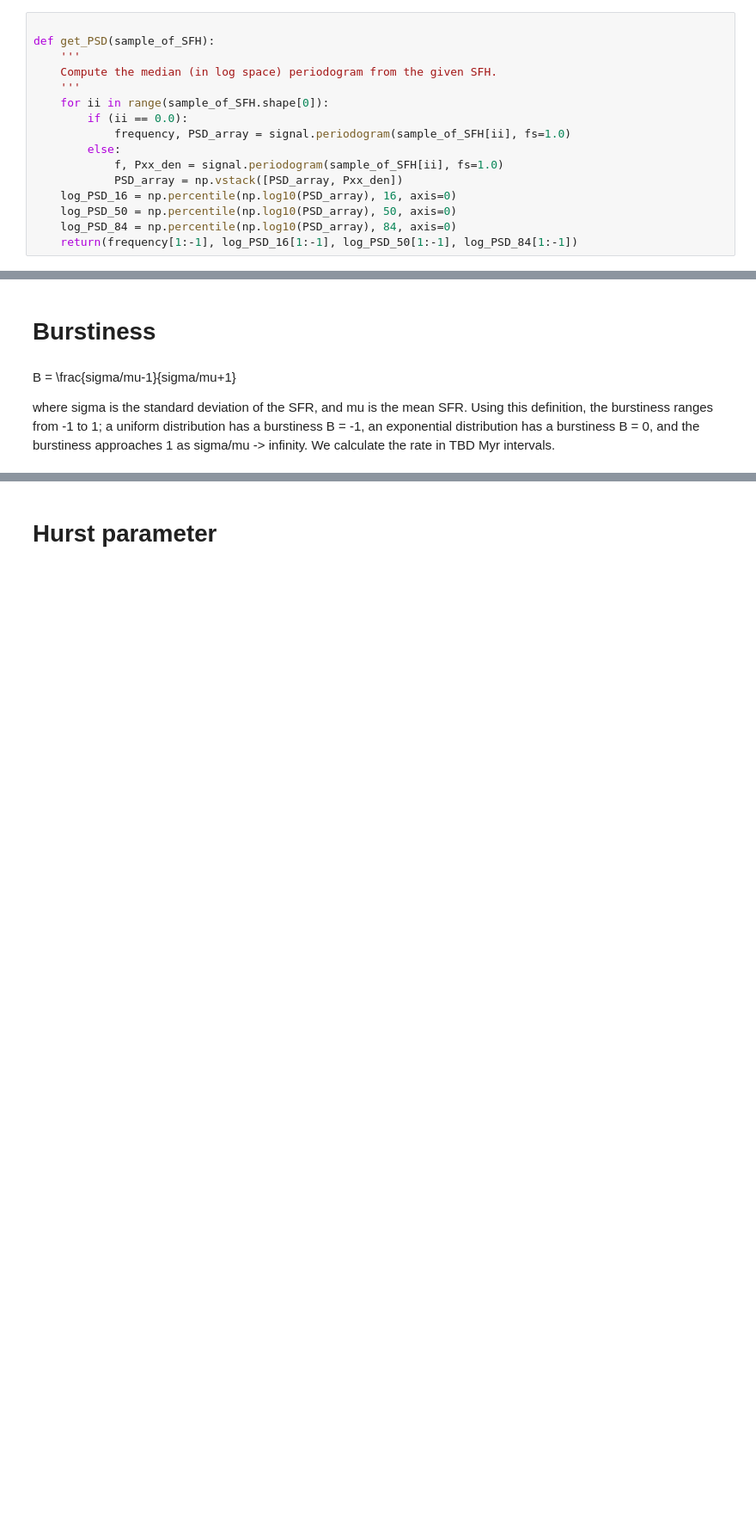
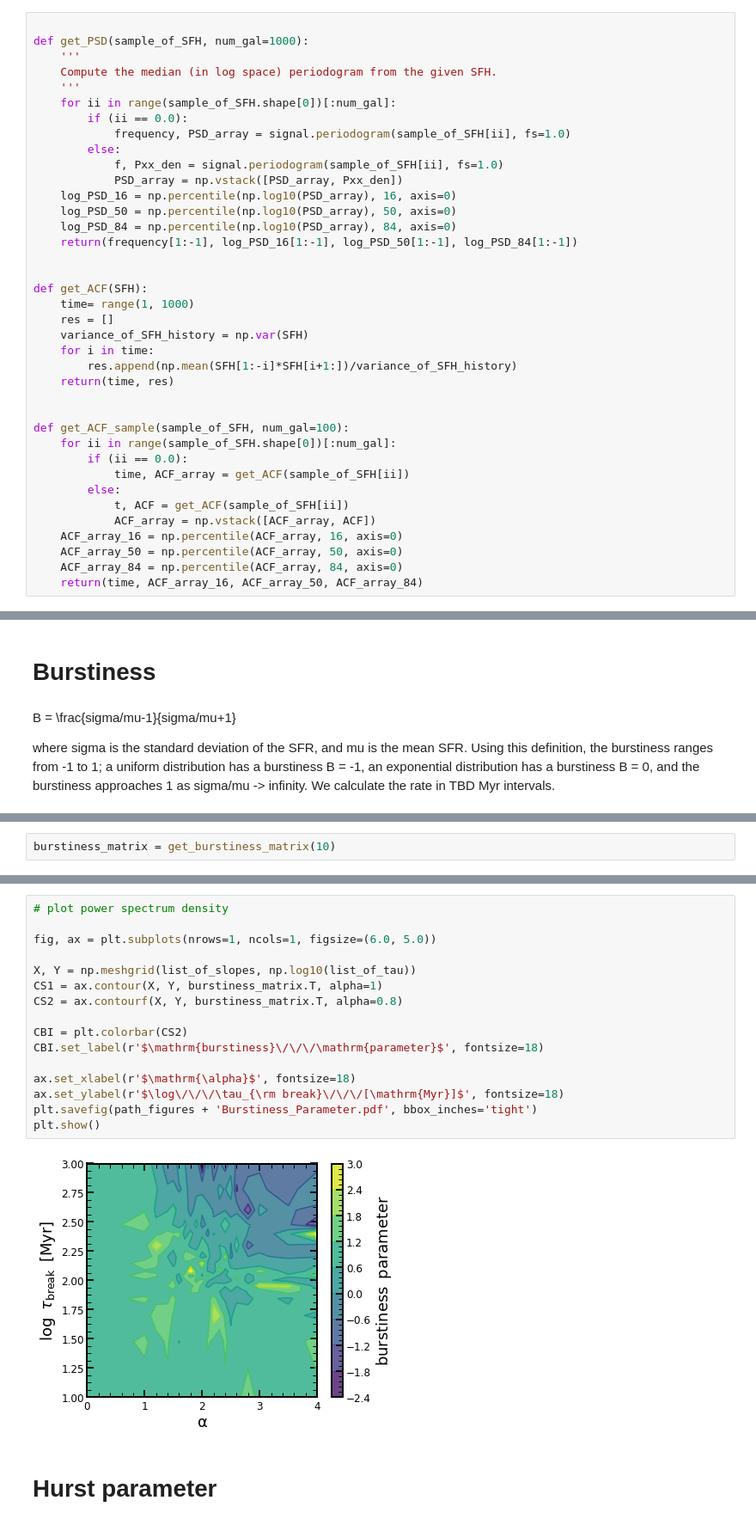
Before and after one commit to stacchella/variability_SFHs, a Jupyter notebook: notebooks/PSD_Analysis.ipynb, the cells around one changed output, grey strips where cells are left out. Shown at 86% size. Cells and saved outputs as stored; diff of their text form; blank space fills up the shorter version.

```diff
--- a/notebooks/PSD_Analysis.ipynb
+++ b/notebooks/PSD_Analysis.ipynb
@@ -128,11 +130,11 @@ std (all):  1.0
 # Plot Example SFHs, Power Spectrum and Auto-Correlation Function
 # %%
 
-def get_PSD(sample_of_SFH):
+def get_PSD(sample_of_SFH, num_gal=1000):
     '''
     Compute the median (in log space) periodogram from the given SFH.
     '''
-    for ii in range(sample_of_SFH.shape[0]):
+    for ii in range(sample_of_SFH.shape[0])[:num_gal]:
         if (ii == 0.0):
             frequency, PSD_array = signal.periodogram(sample_of_SFH[ii], fs=1.0)
         else:
@@ -142,6 +144,28 @@ def get_PSD(sample_of_SFH):
     log_PSD_50 = np.percentile(np.log10(PSD_array), 50, axis=0)
     log_PSD_84 = np.percentile(np.log10(PSD_array), 84, axis=0)
     return(frequency[1:-1], log_PSD_16[1:-1], log_PSD_50[1:-1], log_PSD_84[1:-1])
+
+
+def get_ACF(SFH):
+    time= range(1, 1000)
+    res = []
+    variance_of_SFH_history = np.var(SFH)
+    for i in time:
+        res.append(np.mean(SFH[1:-i]*SFH[i+1:])/variance_of_SFH_history)
+    return(time, res)
+
+
+def get_ACF_sample(sample_of_SFH, num_gal=100):
+    for ii in range(sample_of_SFH.shape[0])[:num_gal]:
+        if (ii == 0.0):
+            time, ACF_array = get_ACF(sample_of_SFH[ii])
+        else:
+            t, ACF = get_ACF(sample_of_SFH[ii])
+            ACF_array = np.vstack([ACF_array, ACF])
+    ACF_array_16 = np.percentile(ACF_array, 16, axis=0)
+    ACF_array_50 = np.percentile(ACF_array, 50, axis=0)
+    ACF_array_84 = np.percentile(ACF_array, 84, axis=0)
+    return(time, ACF_array_16, ACF_array_50, ACF_array_84)
 # %%
 
 slope_plot = [1.0, 2.0, 3.0]
@@ -216,0 +293,2 @@ where sigma is the standard deviation of the SFR, and mu is the mean SFR. Using
+# %%
+burstiness_matrix = get_burstiness_matrix(10)
@@ -217,3 +317,21 @@ where sigma is the standard deviation of the SFR, and mu is the mean SFR. Using
+# %%
+# plot power spectrum density
+
+fig, ax = plt.subplots(nrows=1, ncols=1, figsize=(6.0, 5.0))
+
+X, Y = np.meshgrid(list_of_slopes, np.log10(list_of_tau))
+CS1 = ax.contour(X, Y, burstiness_matrix.T, alpha=1)
+CS2 = ax.contourf(X, Y, burstiness_matrix.T, alpha=0.8)
+
+CBI = plt.colorbar(CS2)
+CBI.set_label(r'$\mathrm{burstiness}\/\/\/\mathrm{parameter}$', fontsize=18)
+
+ax.set_xlabel(r'$\mathrm{\alpha}$', fontsize=18)
+ax.set_ylabel(r'$\log\/\/\/\tau_{\rm break}\/\/\/[\mathrm{Myr}]$', fontsize=18)
+plt.savefig(path_figures + 'Burstiness_Parameter.pdf', bbox_inches='tight')
+plt.show()
+# %% [output]
+[figure, added]
 # %% [markdown]
 # Hurst parameter
 # %% [markdown]
```
Also changed, not shown: parts of 9 cells of this notebook, 7 other files.
